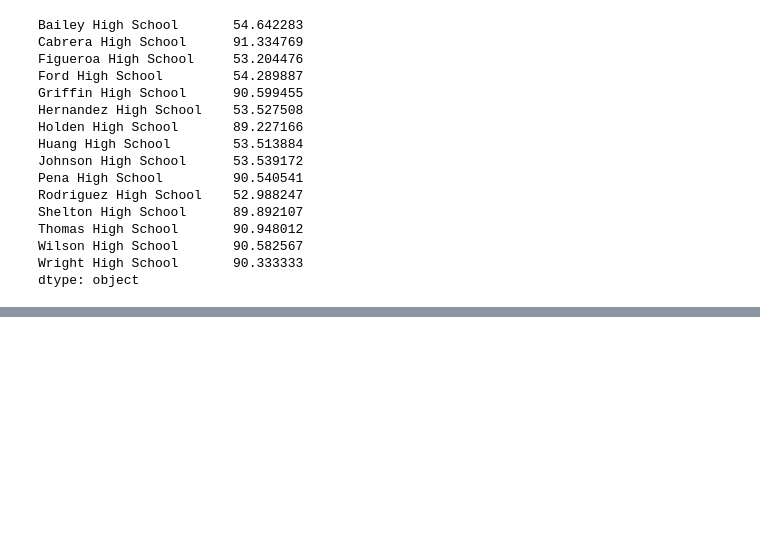
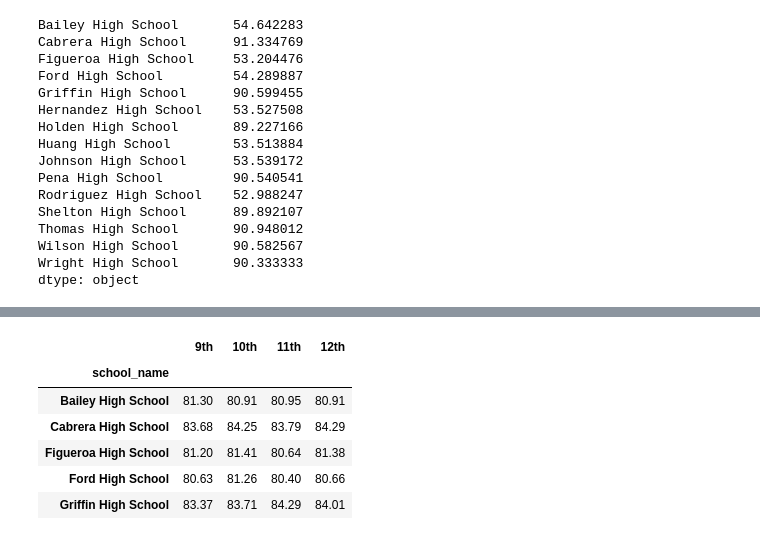
Before and after one commit to maryamt95/School_District_Analysis, a Jupyter notebook: PyCitySchools.ipynb, the cells around one changed output, grey strips where cells are left out. Drawn from its saved outputs; the diff is of its cells as text; code cells hidden in the pictures; blank space fills up the shorter version.

```diff
--- a/PyCitySchools.ipynb
+++ b/PyCitySchools.ipynb
@@ -786,0 +856,8 @@ per_school_summary_df.head()
+# %%
+ninth_grade_reading_scores = ninth_graders.groupby(["school_name"]).mean()["reading_score"]
+
+tenth_grade_reading_scores = tenth_graders.groupby(["school_name"]).mean()["reading_score"]
+
+eleventh_grade_reading_scores = eleventh_graders.groupby(["school_name"]).mean()["reading_score"]
+
+twelfth_grade_reading_scores = twelfth_graders.groupby(["school_name"]).mean()["reading_score"]
@@ -786,0 +888,21 @@ per_school_summary_df.head()
+# %%
+reading_scores_by_grade = pd.DataFrame({
+              "9th": ninth_grade_reading_scores,
+              "10th": tenth_grade_reading_scores,
+              "11th": eleventh_grade_reading_scores,
+              "12th": twelfth_grade_reading_scores})
+
+reading_scores_by_grade["9th"]=reading_scores_by_grade["9th"].map("{:.2f}".format)
+reading_scores_by_grade["10th"]=reading_scores_by_grade["10th"].map("{:.2f}".format)
+reading_scores_by_grade["11th"]=reading_scores_by_grade["11th"].map("{:.2f}".format)
+reading_scores_by_grade["12th"]=reading_scores_by_grade["12th"].map("{:.2f}".format)
+
+reading_scores_by_grade.head()
+# %% [output]
+|  | 9th | 10th | 11th | 12th |
+| school_name |  |  |  |  |
+| Bailey High School | 81.30 | 80.91 | 80.95 | 80.91 |
+| Cabrera High School | 83.68 | 84.25 | 83.79 | 84.29 |
+| Figueroa High School | 81.20 | 81.41 | 80.64 | 81.38 |
+| Ford High School | 80.63 | 81.26 | 80.40 | 80.66 |
+| Griffin High School | 83.37 | 83.71 | 84.29 | 84.01 |
```
Also changed, not shown: parts of 12 cells of this notebook.
